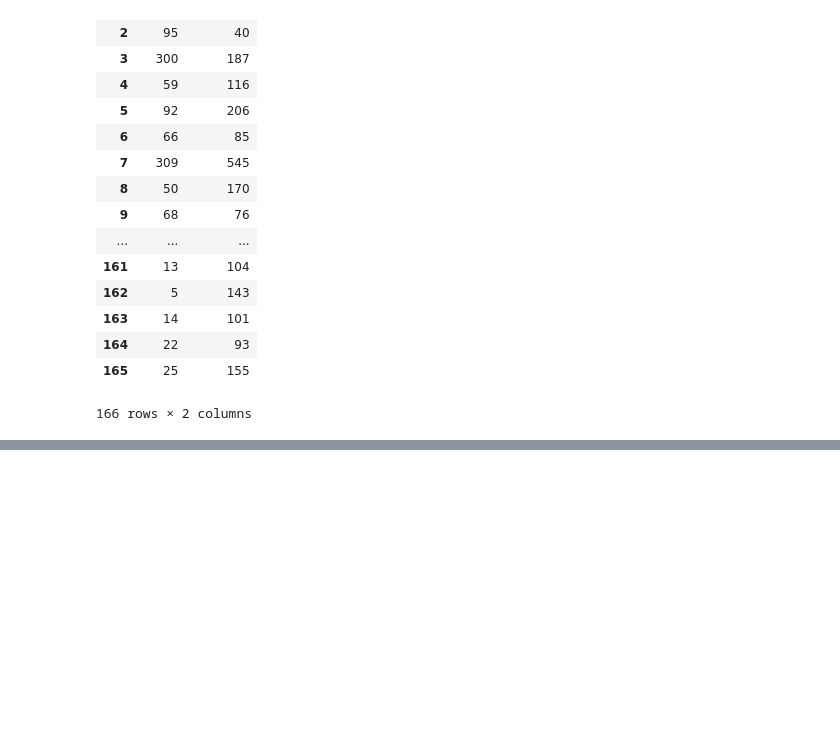
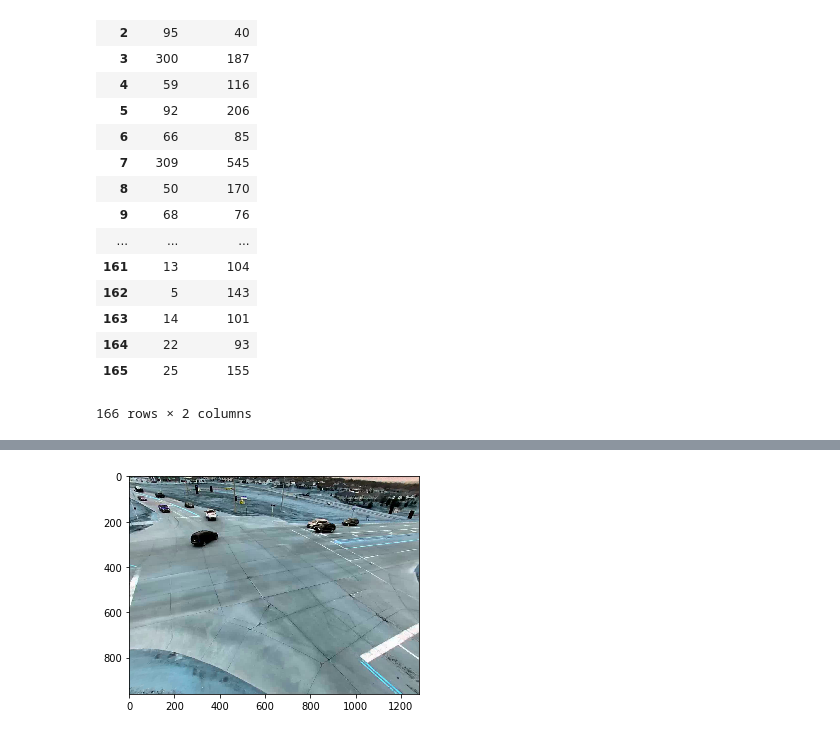
Before and after one commit to mcv-m6-video/mcv-m6-2019-team3, a Jupyter notebook: week5/notebooks/Create siamese dataset.ipynb, the cells around one changed output, grey strips where cells are left out. Cells and saved outputs as stored; diff of their text form; code cells hidden in the pictures; blank space fills up the shorter version.

```diff
--- a/week5/notebooks/Create siamese dataset.ipynb
+++ b/week5/notebooks/Create siamese dataset.ipynb
@@ -195,0 +292,7 @@ df
+# %%
+dst = cv2.undistort(frame, camera_matrix, distort_coef, None, None)
+# %%
+plt.imshow(dst)
+plt.show()
+# %% [output]
+[figure, added]
```
Also changed, not shown: parts of 6 cells of this notebook, 1 other file.
